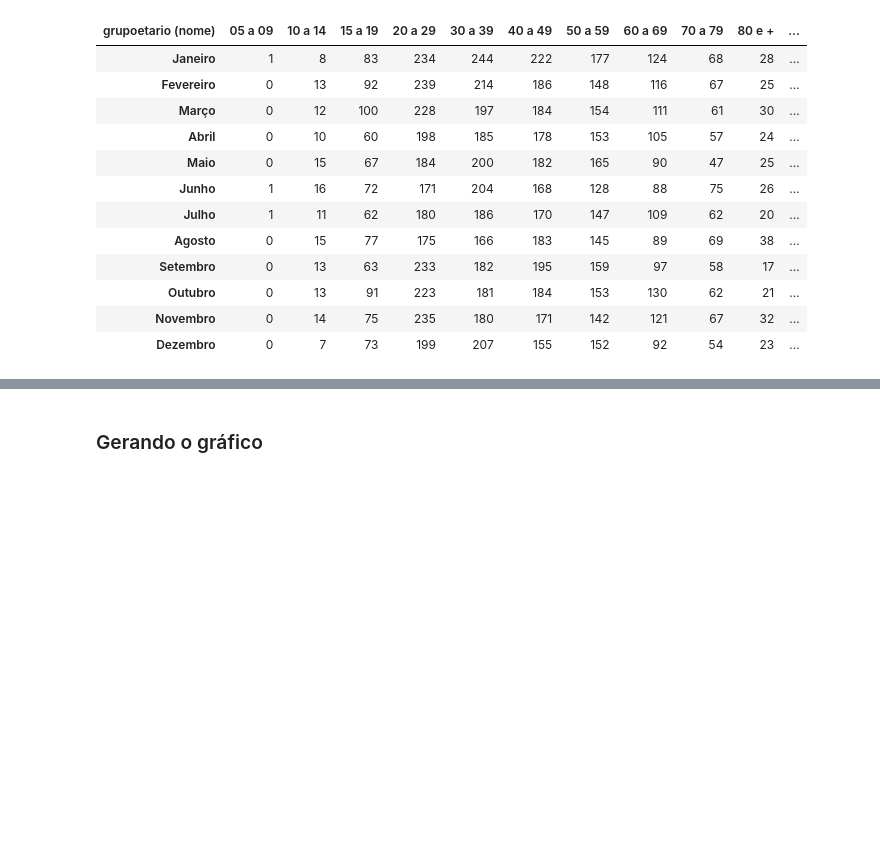
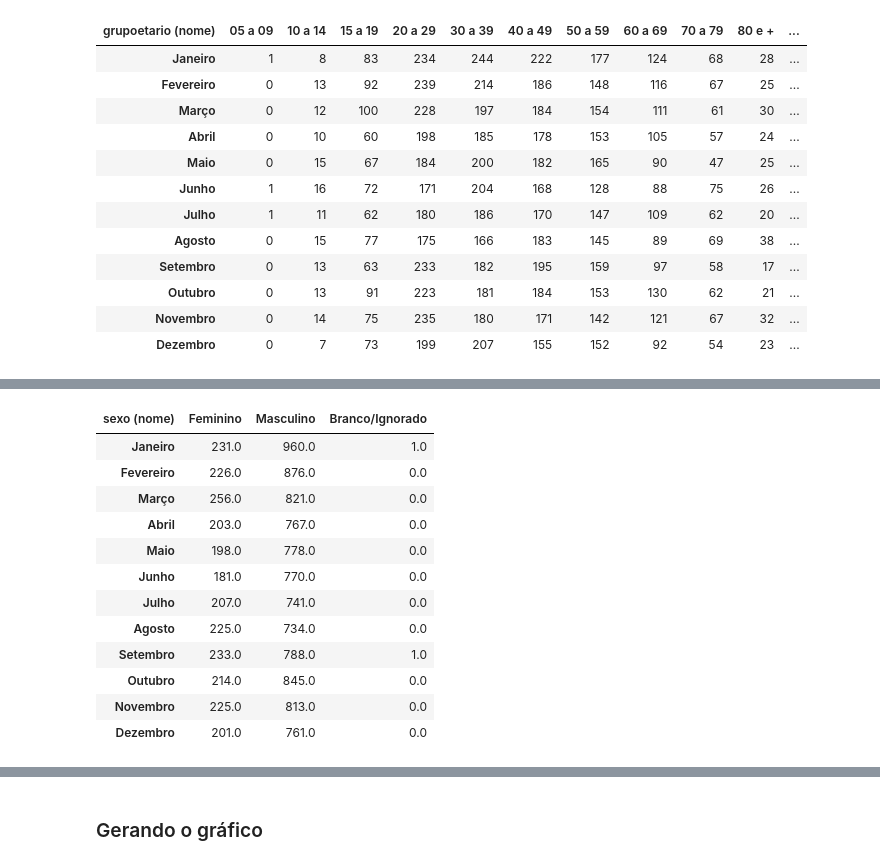
Before and after one commit to brunabellini/Projeto_FaleSobre, a Jupyter notebook: Caderno Jupyter- Grupo 6.ipynb, the cells around one changed output, grey strips where cells are left out. Cells and saved outputs as stored; diff of their text form; code cells hidden in the pictures; blank space fills up the shorter version.

```diff
--- a/Caderno Jupyter- Grupo 6.ipynb
+++ b/Caderno Jupyter- Grupo 6.ipynb
@@ -616,3 +616,10 @@ df_teste1
 | Outubro | 0 | 13 | 91 | 223 | 181 | 184 | 153 | 130 | 62 | 21 | ... |
 | Novembro | 0 | 14 | 75 | 235 | 180 | 171 | 142 | 121 | 67 | 32 | ... |
 | Dezembro | 0 | 7 | 73 | 199 | 207 | 155 | 152 | 92 | 54 | 23 | ... |
+# %%
+# Gráfico 5
+
+dfs = pd.read_csv('./Data/sexo.csv', sep= ';')
+dfs = dfs.drop(['local (uid)', 'ano (uid)', 'abrangencia (uid)', 'pais (uid)', 'indicador (uid)', 'lococor (nome)', 'estatistica (uid)', 'categoria (nome)', 'categoria (uid)', 'lococor (uid)', 'atestante (uid)', 'racacor (uid)', 'sexo (uid)', 'abrangencia (nome)', 'local (nome)', 'grupoetario (uid)', 'atestante (nome)'], axis=1)
+dfs = dfs.drop([3])
+dfs#.head(4)
@@ -618,0 +631,20 @@ df_teste1
+# %%
+# Gráfico 5
+
+dfst = dfs.loc[:,'Janeiro':'Dezembro'].T
+dfst.columns = dfs['sexo (nome)']
+dfst
+# %% [output]
+| sexo (nome) | Feminino | Masculino | Branco/Ignorado |
+| Janeiro | 231.0 | 960.0 | 1.0 |
+| Fevereiro | 226.0 | 876.0 | 0.0 |
+| Março | 256.0 | 821.0 | 0.0 |
+| Abril | 203.0 | 767.0 | 0.0 |
+| Maio | 198.0 | 778.0 | 0.0 |
+| Junho | 181.0 | 770.0 | 0.0 |
+| Julho | 207.0 | 741.0 | 0.0 |
+| Agosto | 225.0 | 734.0 | 0.0 |
+| Setembro | 233.0 | 788.0 | 1.0 |
+| Outubro | 214.0 | 845.0 | 0.0 |
+| Novembro | 225.0 | 813.0 | 0.0 |
+| Dezembro | 201.0 | 761.0 | 0.0 |
```
Also changed, not shown: parts of 7 cells of this notebook.
